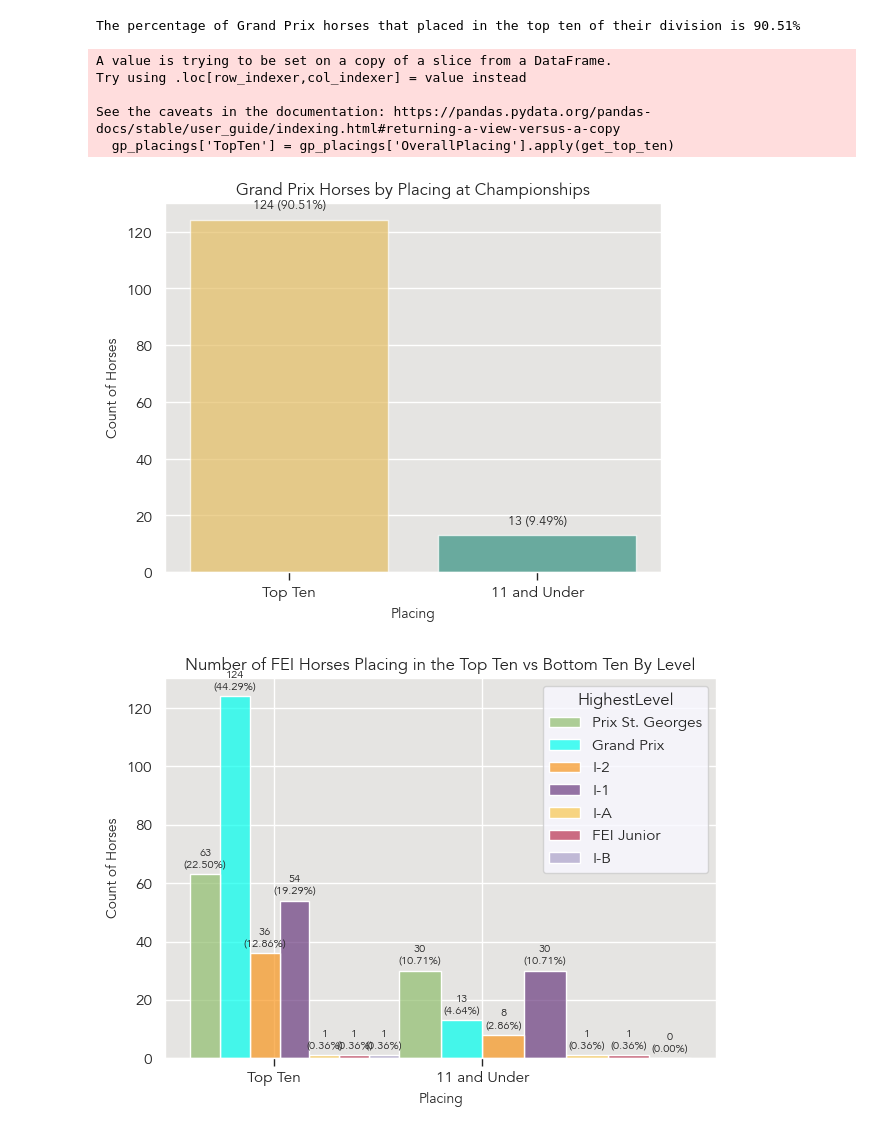
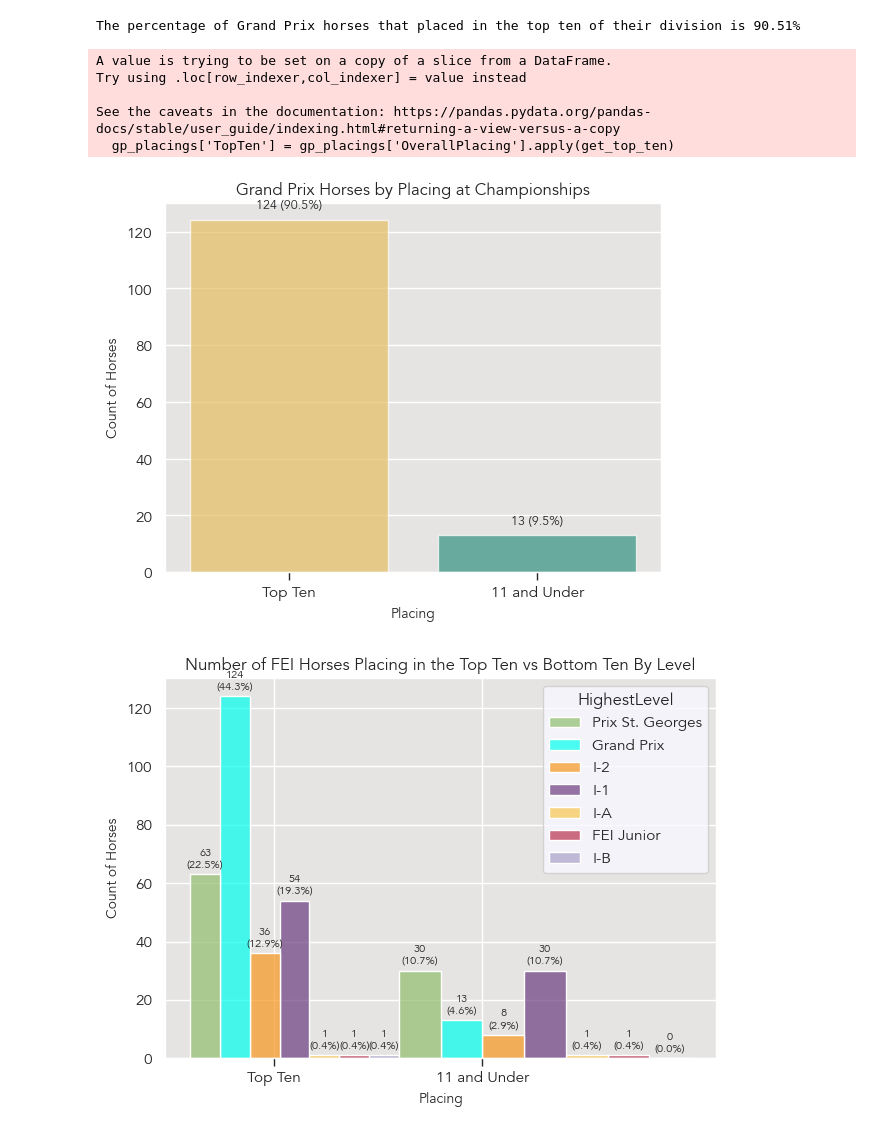
Before and after one commit to siobyrne/young-dressage-horse-program-analysis, a Jupyter notebook: younghorse.ipynb, the cells around one changed output. Cells and saved outputs as stored; diff of their text form; code cells hidden in the pictures.

```diff
--- a/younghorse.ipynb
+++ b/younghorse.ipynb
@@ -220,7 +220,7 @@ ax = sns.countplot(
 
 # add annotation for count and percentage of each level grouping
 for p in ax.patches:
-    ax.annotate("{:0,.0f} ({:,.2f}%)".format(p.get_height(), p.get_height()*100/total_horses_count), (p.get_x() + p.get_width()/2, p.get_height() + 3), ha = 'center', va = 'bottom', fontsize=9)
+    ax.annotate("{:0,.0f} ({:,.1f}%)".format(p.get_height(), p.get_height()*100/total_horses_count), (p.get_x() + p.get_width()/2, p.get_height() + 3), ha = 'center', va = 'bottom', fontsize=9)
 
 # set title, xlabel, and ylabel
 plt.title('FEI vs Non-FEI Horses')
@@ -254,7 +254,7 @@ ax = sns.countplot(
 
 # add annotation for count and percentage of each level
 for p in ax.patches:
-    ax.annotate("{:0,.0f} ({:,.2f}%)".format(p.get_width(), p.get_width()*100/fei_count), (p.get_x() + p.get_width() + 1, p.get_y() + .4), ha = 'left', va = 'center')
+    ax.annotate("{:0,.0f} ({:,.1f}%)".format(p.get_width(), p.get_width()*100/fei_count), (p.get_x() + p.get_width() + 1, p.get_y() + .4), ha = 'left', va = 'center')
 
 # set title, xlabel and ylabel
 plt.title('Highest FEI Level Competed')
@@ -304,7 +304,7 @@ ax = sns.countplot(
 
 # add annotation for count and percentage of CDI vs non-CDI
 for p in ax.patches:
-    ax.annotate("{:0,.0f} ({:,.2f}%)".format(p.get_height(), p.get_height()*100/fei_count), (p.get_x() + p.get_width()/2, p.get_height() + 3), ha = 'center', va = 'bottom', fontsize=9)
+    ax.annotate("{:0,.0f} ({:,.1f}%)".format(p.get_height(), p.get_height()*100/fei_count), (p.get_x() + p.get_width()/2, p.get_height() + 3), ha = 'center', va = 'bottom', fontsize=9)
 
 # set title, xlabel, and ylabel
 plt.title('CDI vs Non-CDI Horses')
@@ -507,7 +509,7 @@ ax = sns.countplot(
 
 # add annotation for count and percentage of CDI vs non-CDI
 for p in ax.patches:
-    ax.annotate("{:0,.0f} ({:,.2f}%)".format(p.get_height(), p.get_height()*100/fei_count), (p.get_x() + p.get_width()/2, p.get_height() + 3), ha = 'center', va = 'bottom', fontsize=9)
+    ax.annotate("{:0,.0f} ({:,.1f}%)".format(p.get_height(), p.get_height()*100/fei_count), (p.get_x() + p.get_width()/2, p.get_height() + 3), ha = 'center', va = 'bottom', fontsize=9)
 
 # set title, xlabel, and ylabel
 plt.title('FEI Horses by Placing at Championships')
@@ -564,35 +566,35 @@ gp_placings['TopTen'] = gp_placings['OverallPlacing'].apply(get_top_ten)
 
 # sort values and drop duplicates, this way ensures if a horse placed in the top ten and lower that we keep the top ten result
 gp_placings = gp_placings.sort_values('TopTen').drop_duplicates(subset='USDFNumber', keep='last')
 
 # set options for countplot
 ax = sns.countplot(
    x = 'TopTen',
    data = gp_placings,
    palette = ['#f9c74f', '#25a18b'],
    alpha = .7,
    order = gp_placings['TopTen'].value_counts().index
 )
 
 # add annotation for count and percentage of CDI vs non-CDI
 for p in ax.patches:
-    ax.annotate("{:0,.0f} ({:,.2f}%)".format(p.get_height(), p.get_height()*100/grandprix_horses_count), (p.get_x() + p.get_width()/2, p.get_height() + 3), ha = 'center', va = 'bottom', fontsize=9)
+    ax.annotate("{:0,.0f} ({:,.1f}%)".format(p.get_height(), p.get_height()*100/grandprix_horses_count), (p.get_x() + p.get_width()/2, p.get_height() + 3), ha = 'center', va = 'bottom', fontsize=9)
 
 # set title, xlabel, and ylabel
 plt.title('Grand Prix Horses by Placing at Championships')
 plt.xlabel('Placing')
 plt.ylabel('Count of Horses')
 
 # save and show figure
 plt.savefig('images/gp-top-ten-placing.png')
 plt.show()
 # %% [output]
 A value is trying to be set on a copy of a slice from a DataFrame.
 Try using .loc[row_indexer,col_indexer] = value instead
 
 See the caveats in the documentation: https://pandas.pydata.org/pandas-docs/stable/user_guide/indexing.html#returning-a-view-versus-a-copy
   gp_placings['TopTen'] = gp_placings['OverallPlacing'].apply(get_top_ten)
-[figure, old version]
+[figure, new version]
 # %%
 # create a histogram of FEI horses placing in the top ten vs the bottom ten at championships by level
 
```
Also changed, not shown: parts of 12 cells of this notebook, 13 other files.
